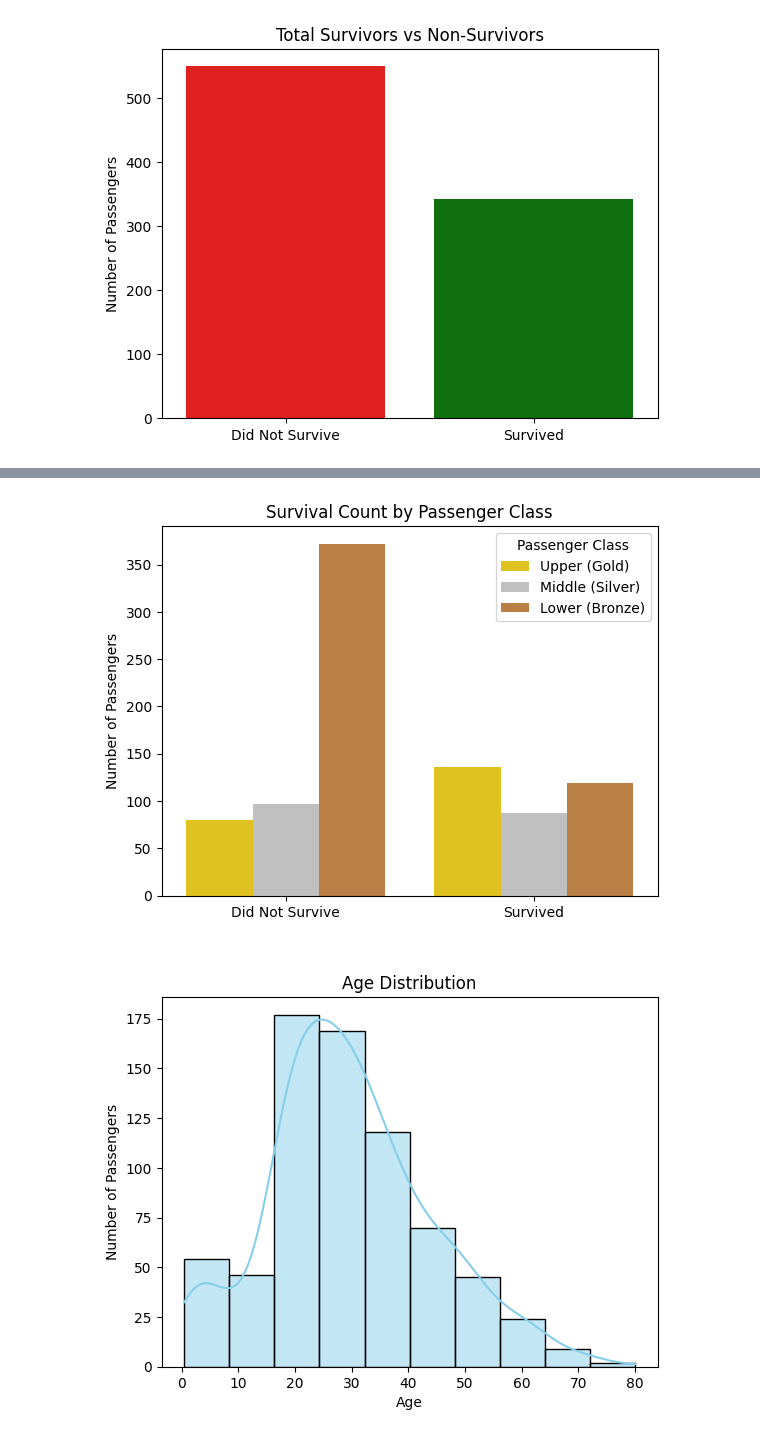
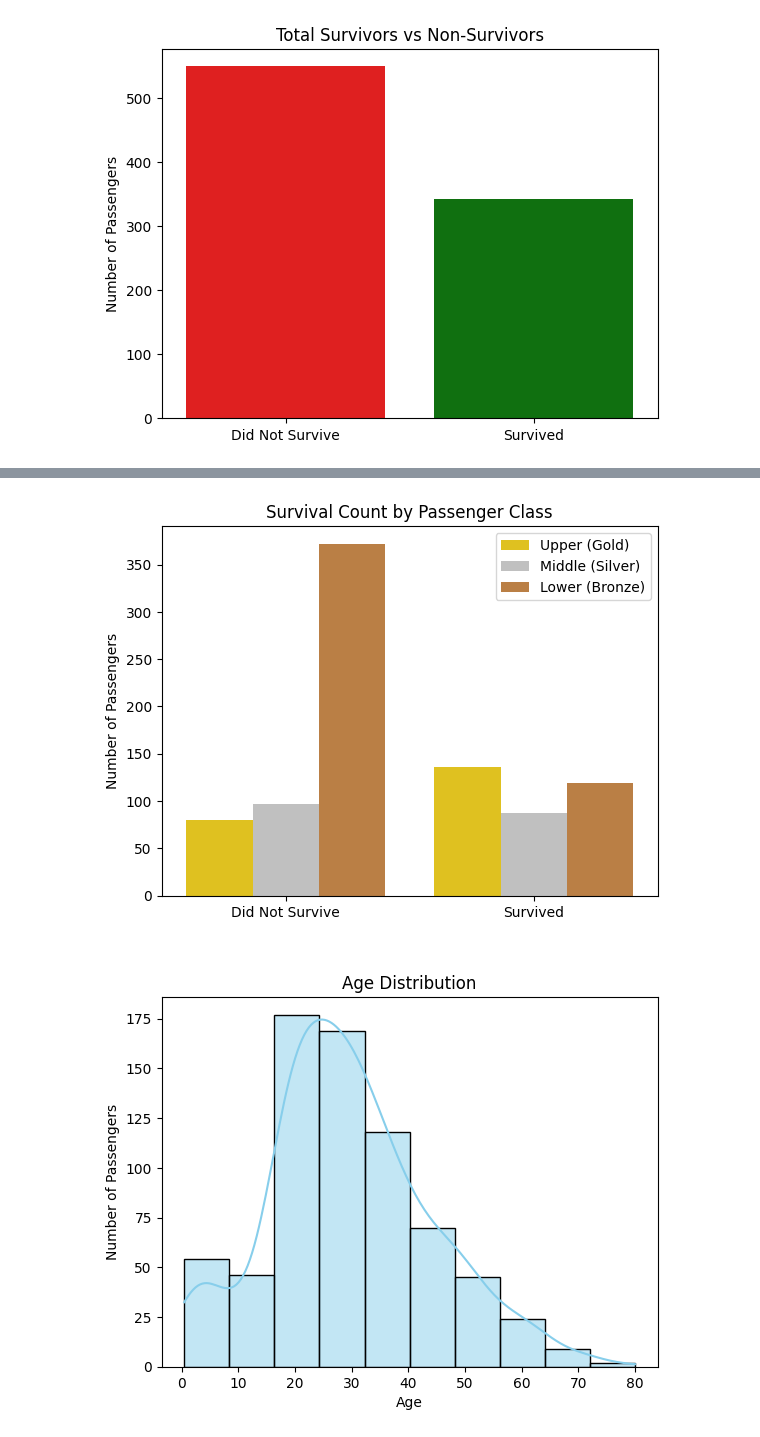
Before and after one commit to blaZeR0721/SCT_DS_2, a Jupyter notebook: DC_EDA.ipynb, the cells around one changed output, grey strips where cells are left out. Cells and saved outputs as stored; diff of their text form; code cells hidden in the pictures.

```diff
--- a/DC_EDA.ipynb
+++ b/DC_EDA.ipynb
@@ -102,20 +104,20 @@ plt.show()
 # %%
 # Count plot of Survived and non-Survived based on passenger class
 sns.countplot(
     x=train['Survived'].astype(str),
     hue=train['Pclass'],
     data=train,
     palette={1: '#FFD700', 2: '#C0C0C0', 3: '#CD7F32'}  # Gold, Silver, Bronze
 )
 
 plt.title('Survival Count by Passenger Class')
 plt.xlabel(' ')
 plt.ylabel('Number of Passengers')
 plt.xticks([0, 1], ['Did Not Survive', 'Survived'])
-plt.legend(title='Passenger Class', labels=['Upper (Gold)', 'Middle (Silver)', 'Lower (Bronze)'])
+plt.legend(labels=['Upper (Gold)', 'Middle (Silver)', 'Lower (Bronze)'])
 plt.show()
 # %% [output]
-[figure, old version]
+[figure, new version]
 # %%
 # Plot histogram
 sns.histplot(data=train, x='Age', kde=True, color='skyblue', bins=10)
```
Also changed, not shown: parts of 2 cells of this notebook, 1 other file.
